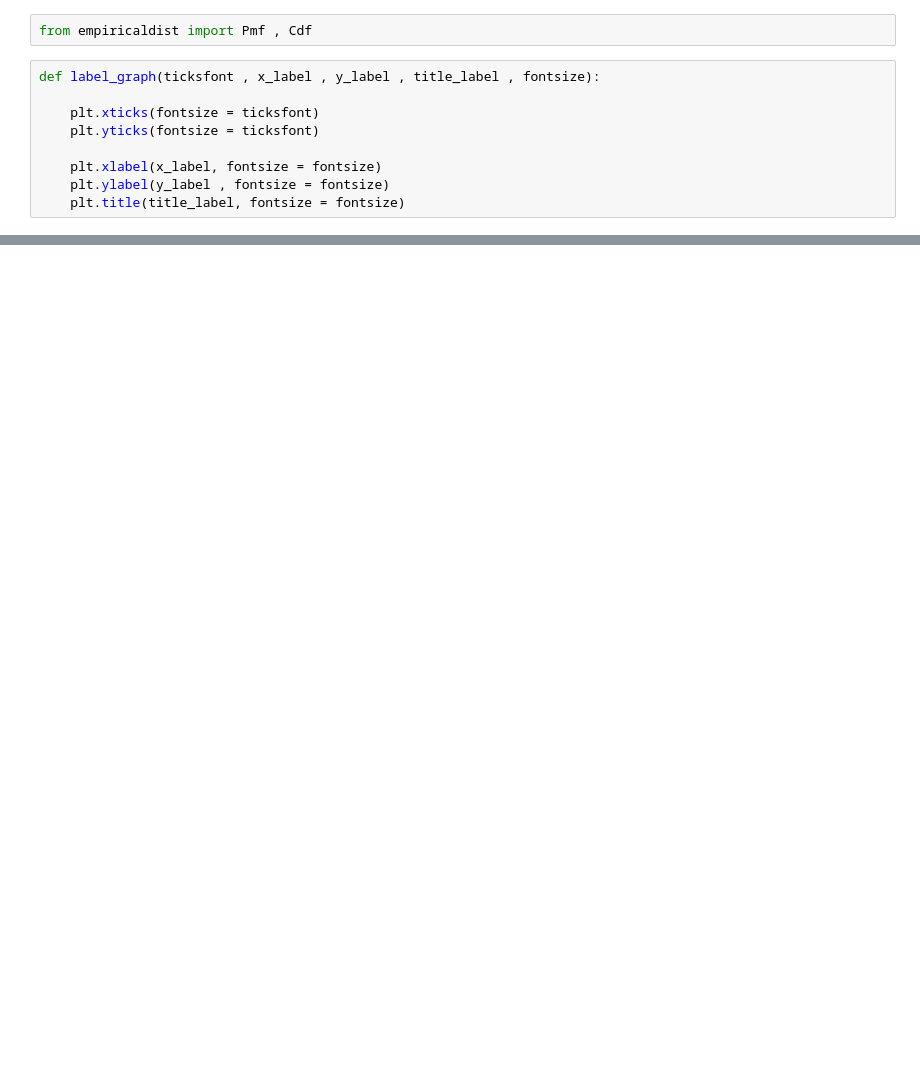
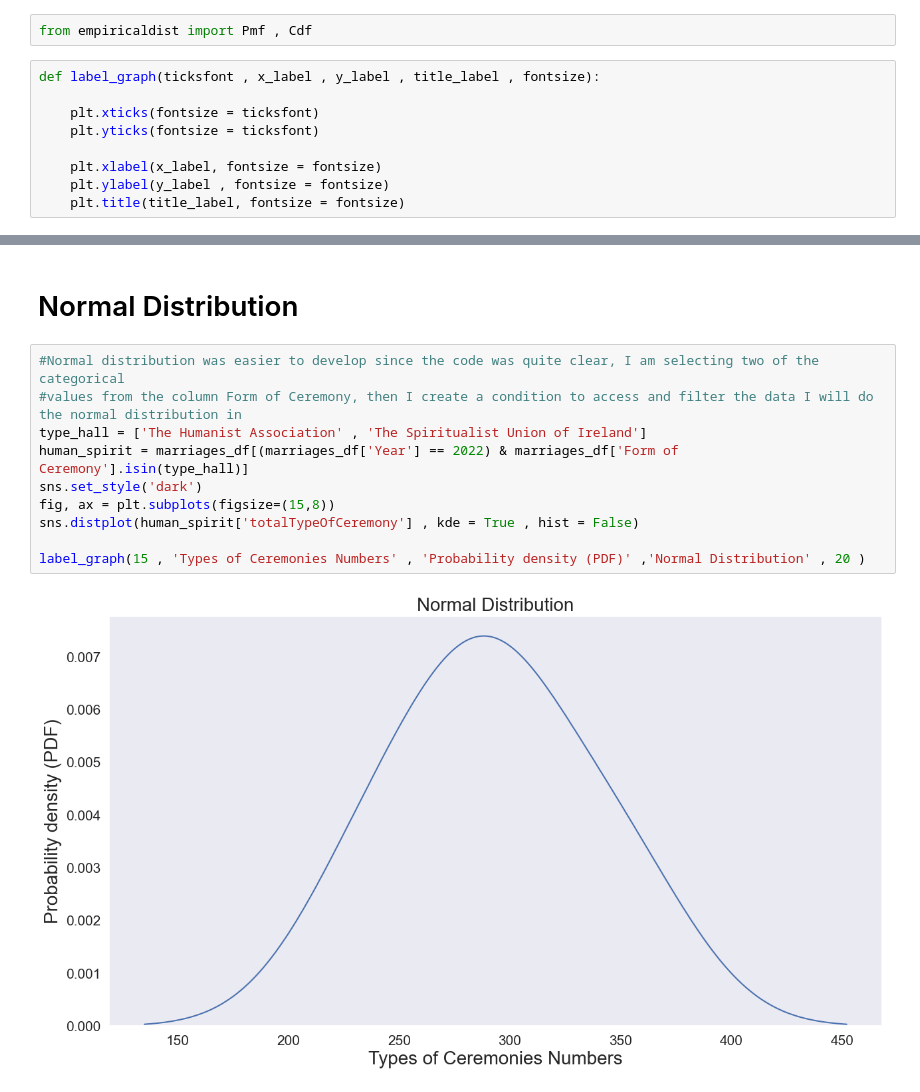
Before and after one commit to EdMendoza93/2023162, a Jupyter notebook: MSC_DA_CA1.ipynb, the cells around one changed output, grey strips where cells are left out. Saved outputs shown, nothing was run; the diff lists cells and outputs as text; blank space fills up the shorter version.

```diff
--- a/MSC_DA_CA1.ipynb
+++ b/MSC_DA_CA1.ipynb
@@ -916,0 +1350,14 @@ plt.show()
+# %% [markdown]
+# Normal Distribution
+# %%
+#Normal distribution was easier to develop since the code was quite clear, I am selecting two of the categorical
+#values from the column Form of Ceremony, then I create a condition to access and filter the data I will do the normal distribution in
+type_hall = ['The Humanist Association' , 'The Spiritualist Union of Ireland']
+human_spirit = marriages_df[(marriages_df['Year'] == 2022) & marriages_df['Form of Ceremony'].isin(type_hall)]
+sns.set_style('dark')
+fig, ax = plt.subplots(figsize=(15,8))
+sns.distplot(human_spirit['totalTypeOfCeremony'] , kde = True , hist = False)
+
+label_graph(15 , 'Types of Ceremonies Numbers' , 'Probability density (PDF)' ,'Normal Distribution' , 20 )
+# %% [output]
+[figure, added]
```
Also changed, not shown: parts of 120 cells of this notebook.
